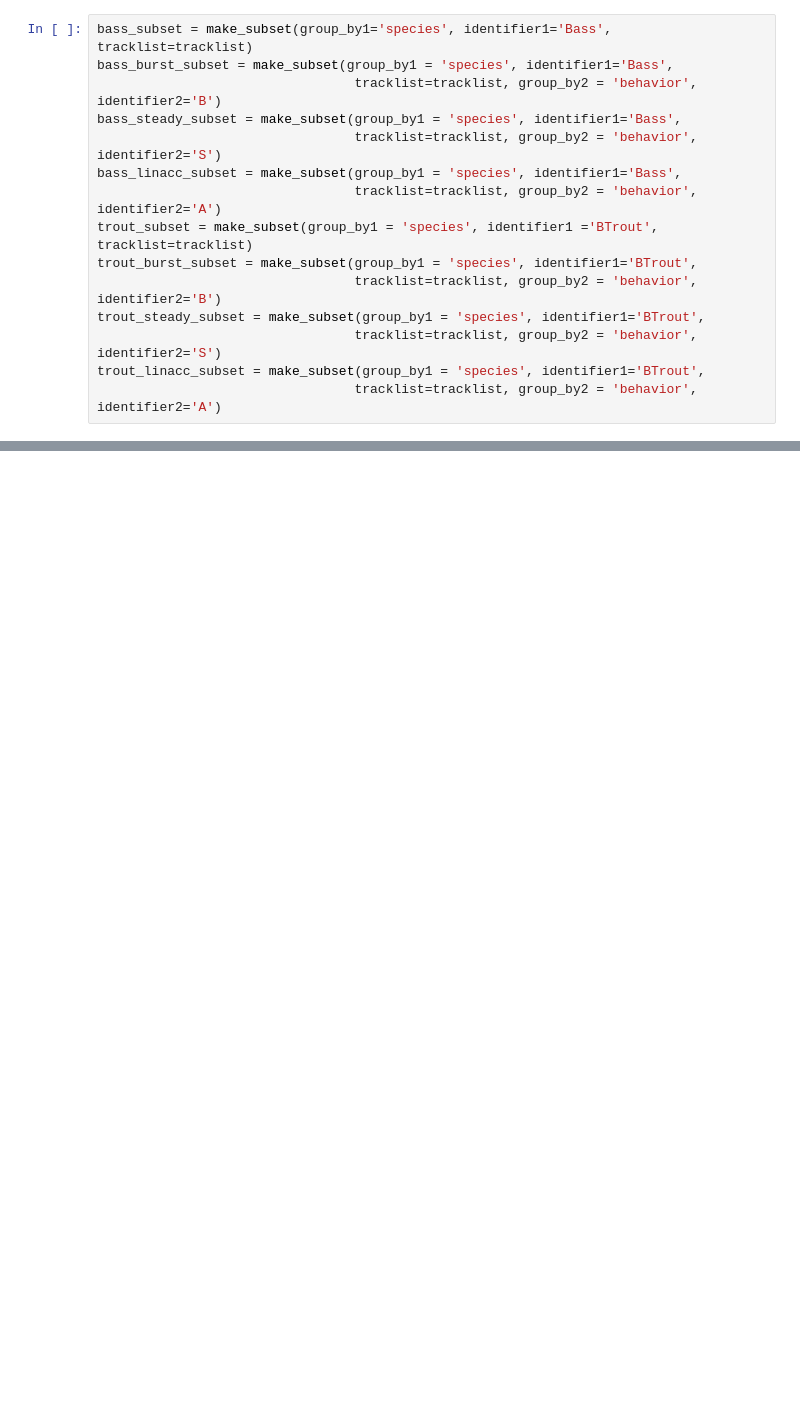
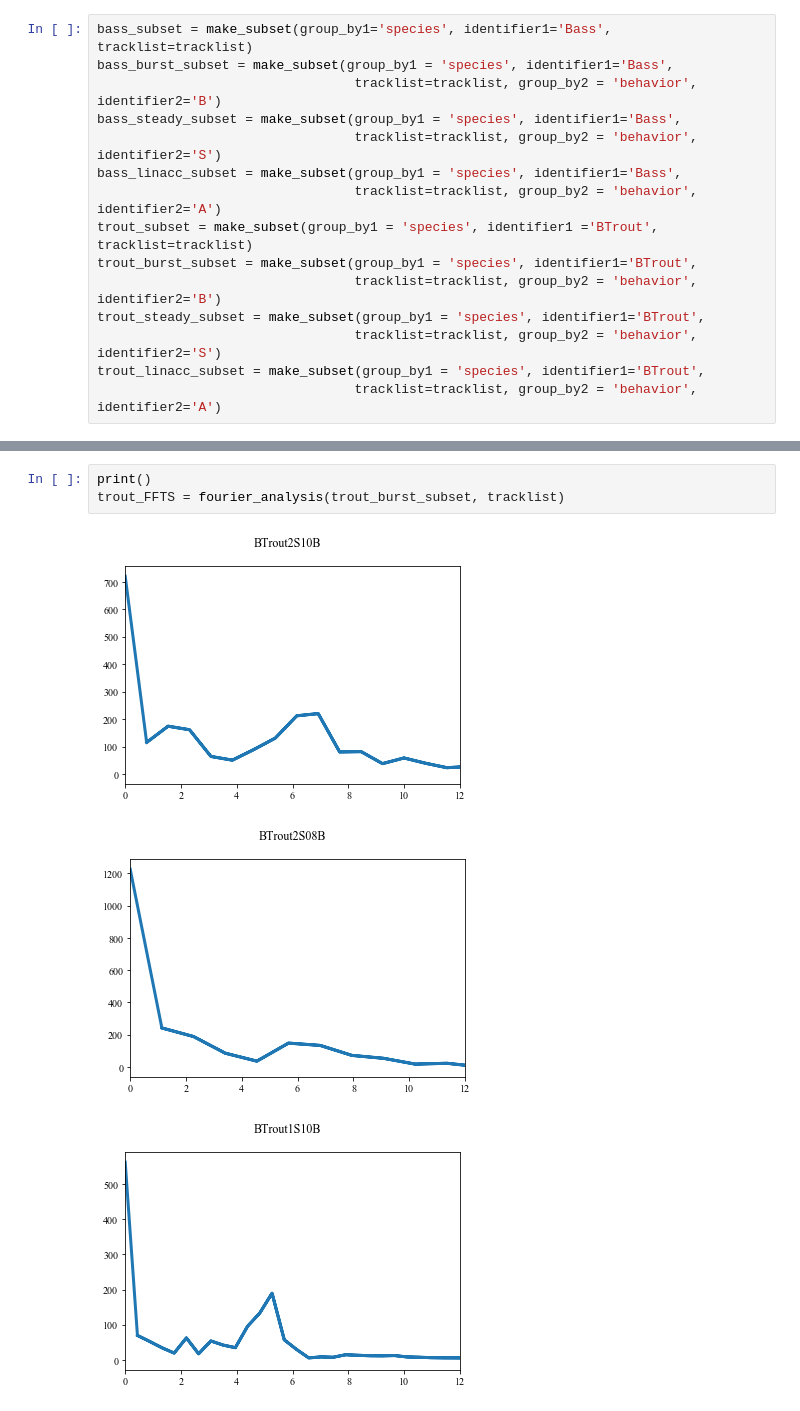
Before and after one commit to kfeilich/FishTrackProcessing, a Jupyter notebook: AccelerationCodeTesting.ipynb, the cells around one changed output, grey strips where cells are left out. Saved outputs shown, nothing was run; the diff lists cells and outputs as text; blank space fills up the shorter version.

```diff
--- a/AccelerationCodeTesting.ipynb
+++ b/AccelerationCodeTesting.ipynb
@@ -58,0 +93,7 @@ fourier_analysis(bass_burst_subset, tracklist)
+# %%
+print()
+trout_FFTS = fourier_analysis(trout_burst_subset, tracklist)
+# %% [output]
+[figure, added]
+[figure, added]
+[figure, added]
```
Also changed, not shown: parts of 9 cells of this notebook, 1 other file.
